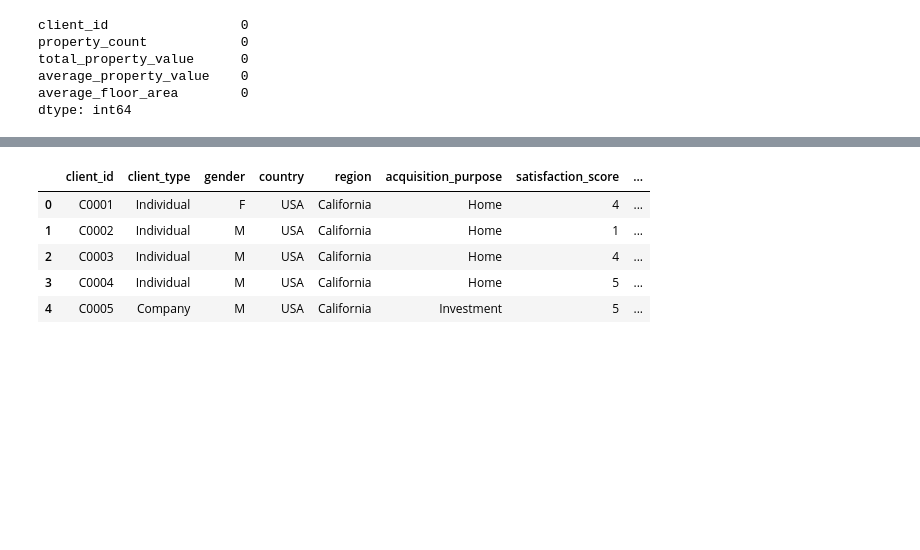
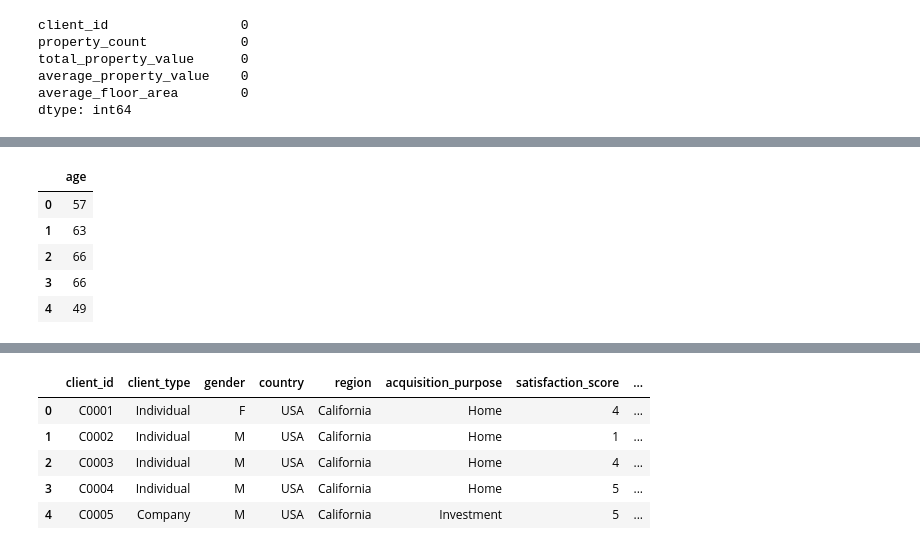
Before and after one commit to Dvnsh-coder/real-estate-ml-project, a Jupyter notebook: notebook/03_Data_Integration_Feature_Engineering.ipynb, the cells around one changed output, grey strips where cells are left out. Cells and saved outputs as stored; diff of their text form; code cells hidden in the pictures; blank space fills up the shorter version.

```diff
--- a/notebook/03_Data_Integration_Feature_Engineering.ipynb
+++ b/notebook/03_Data_Integration_Feature_Engineering.ipynb
@@ -294,0 +403,9 @@ clients_df['age'] = (
+# %%
+clients_df[['age']].head()
+# %% [output]
+|  | age |
+| 0 | 57 |
+| 1 | 63 |
+| 2 | 66 |
+| 3 | 66 |
+| 4 | 49 |
```
Also changed, not shown: parts of 53 cells of this notebook, 2 other files.
